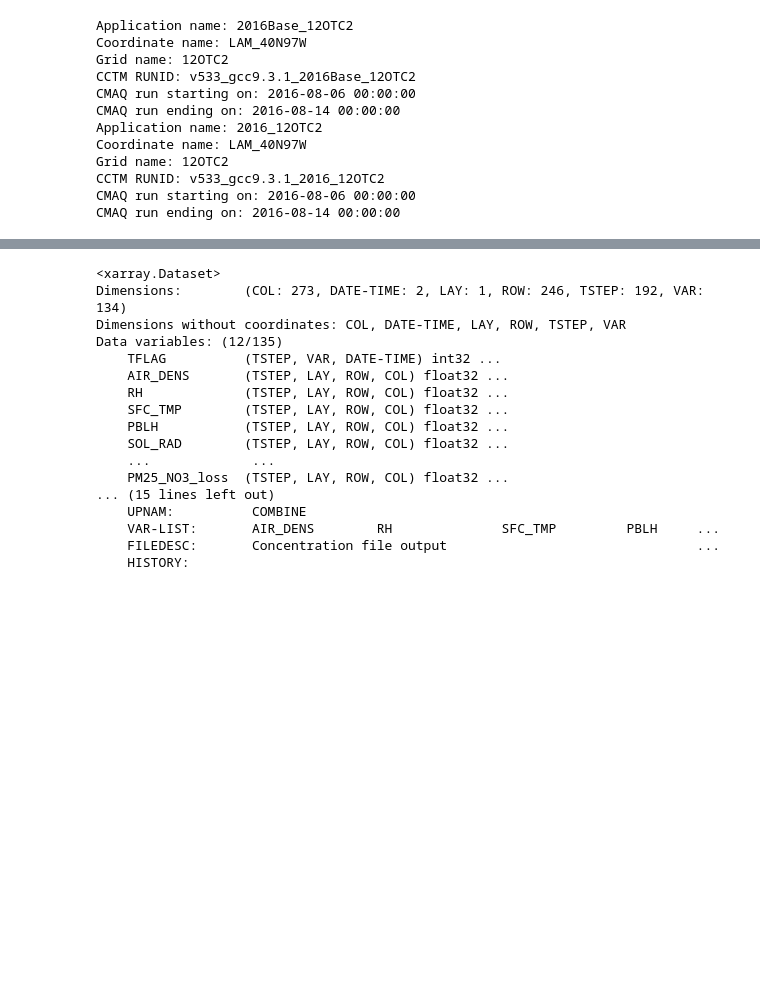
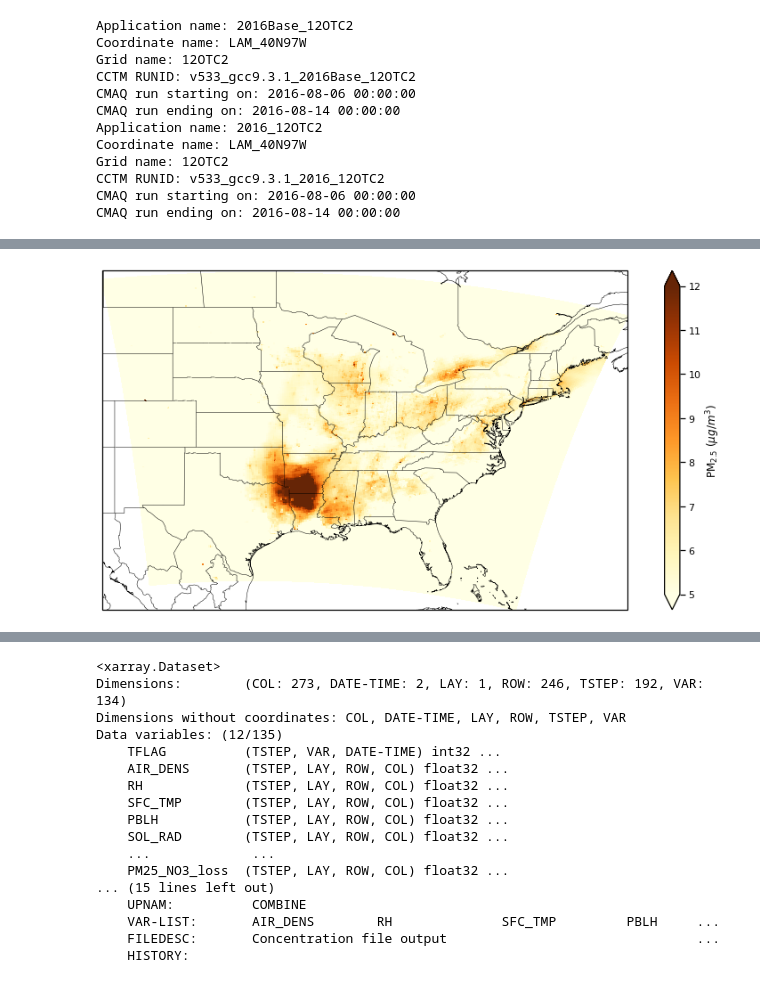
Before and after one commit to jeffreysward/cmaqpy, a Jupyter notebook: notebooks/Visualize cctm output dev.ipynb, the cells around one changed output, grey strips where cells are left out. Drawn from its saved outputs; the diff is of its cells as text; code cells hidden in the pictures; blank space fills up the shorter version.

```diff
--- a/notebooks/Visualize cctm output dev.ipynb
+++ b/notebooks/Visualize cctm output dev.ipynb
@@ -34,0 +90,6 @@ base_sim.cctm_runid
+# %%
+# Produce a mean plot for PM2.5
+pollution_plot(c.PM25_TOT.mean(dim='time'), vmin=5, vmax=12, cmap=cm.get_cmap('YlOrBr'), cbar_label='PM$_{2.5}$ ($\mu g/m^{3}$)',
+               titlestr=None, savefig=False, figpath='./pollution_plot.png')
+# %% [output]
+[figure, added]
```
Also changed, not shown: parts of 10 cells of this notebook, 13 other files.
